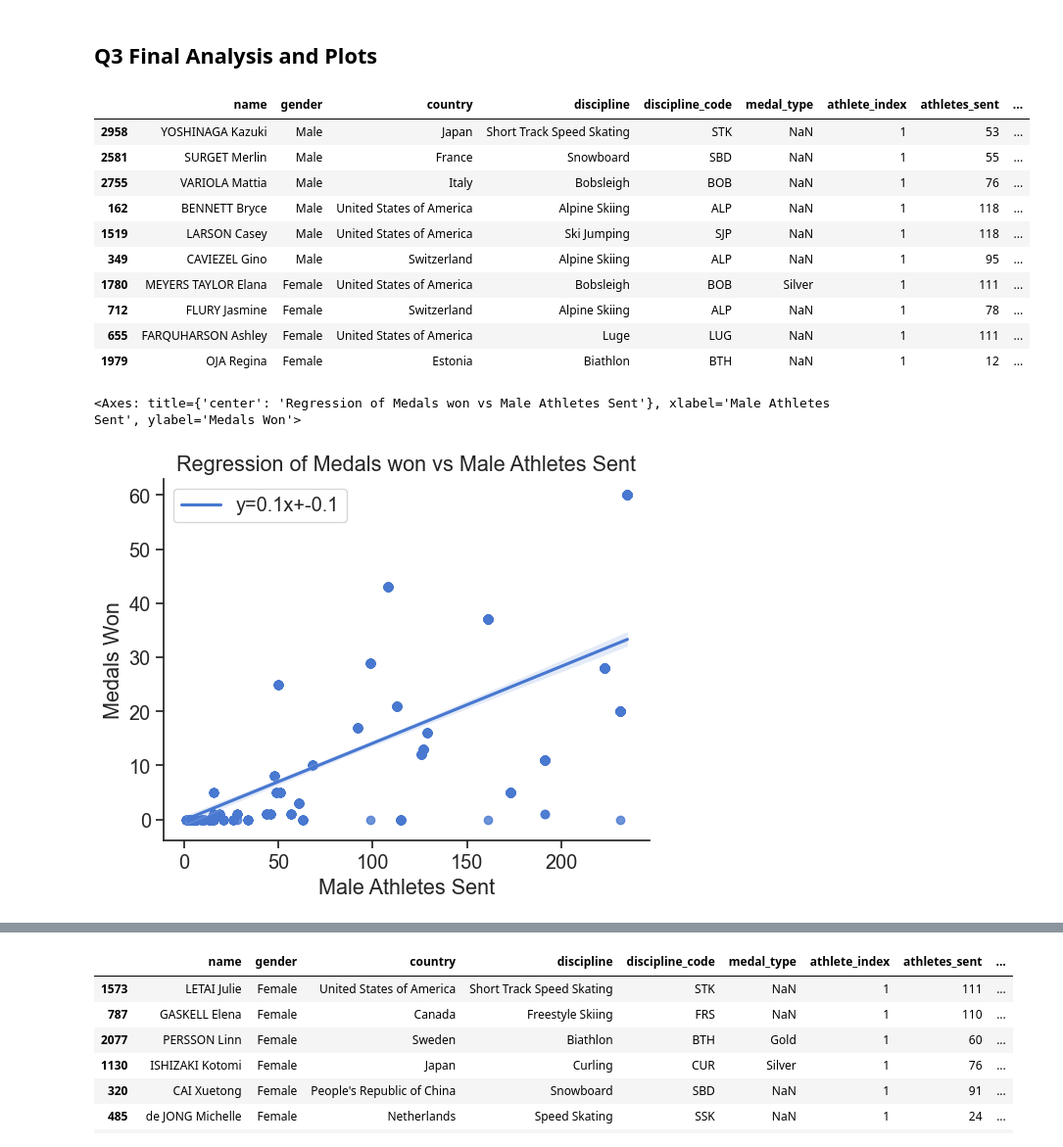
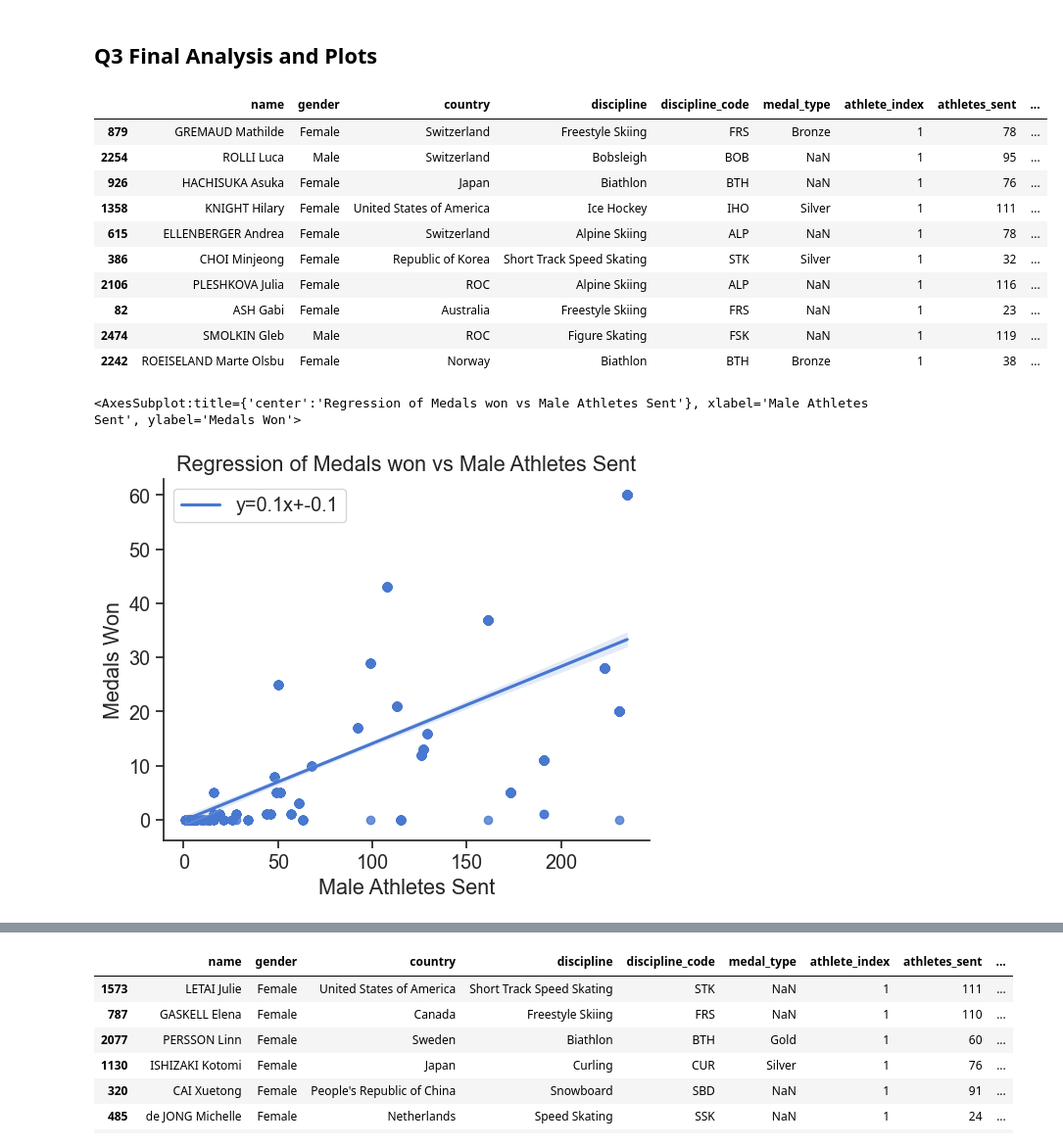
Before and after one commit to ubco-W2022T2-data301/project-group-group17, a Jupyter notebook: analysis/notebooks/analysis_conan.ipynb, the cells around one changed output, grey strips where cells are left out. Shown at 98% size. Drawn from its saved outputs; the diff is of its cells as text; code cells hidden in the pictures.

```diff
--- a/analysis/notebooks/analysis_conan.ipynb
+++ b/analysis/notebooks/analysis_conan.ipynb
@@ -455,40 +452,40 @@ plot
 # %%
 # more data wrangling
 
 df1 = df_2022athlete.drop(['short_name', 'birth_date', 'birth_place', 'birth_country', 'country_code', 'residence_place', 'residence_country', 'height_m/ft', 'url'], axis= "columns")
 #df1
 
 df2 = df_2022medals
 df2 = (df2[['medal_type', 'athlete_name', 'country', 'discipline']]
        .rename(columns={'athlete_name' : 'name'}))
 #df2
 
 df_merged = (df1.merge(df2, how='outer', on='name')
              .drop(['country_y', 'discipline_y'], axis='columns')
              .rename(columns={'country_x' : 'country',
                               'discipline_x' : 'discipline'}))
 
 df = df_merged
 
 df['athlete_index'] = 1
-df['athletes_sent'] = (df.groupby(['country', 'gender'], as_index=False)['athlete_index'].transform('count'))
-df['athletes_total'] = (df.groupby(['country'], as_index=False)['athlete_index'].transform('count'))
+df['athletes_sent'] = (df.groupby(['country', 'gender'])['athlete_index'].transform('count'))
+df['athletes_total'] = (df.groupby(['country'])['athlete_index'].transform('count'))
 df['athlete_%'] = ((df['athletes_sent']/df['athletes_total'])*100)
-df['medal_count'] = (df.groupby(['country', 'gender'], as_index=False)['medal_type'].transform('count'))
+df['medal_count'] = (df.groupby(['country', 'gender'])['medal_type'].transform('count'))
 df = df.replace(['M','F'],['Male', 'Female'])
 df.sample(10)
 # %% [output]
 |  | name | gender | country | discipline | discipline_code | medal_type | athlete_index | athletes_sent | ... |
-| 2958 | YOSHINAGA Kazuki | Male | Japan | Short Track Speed Skating | STK | NaN | 1 | 53 | ... |
-| 2581 | SURGET Merlin | Male | France | Snowboard | SBD | NaN | 1 | 55 | ... |
-| 2755 | VARIOLA Mattia | Male | Italy | Bobsleigh | BOB | NaN | 1 | 76 | ... |
-| 162 | BENNETT Bryce | Male | United States of America | Alpine Skiing | ALP | NaN | 1 | 118 | ... |
-| 1519 | LARSON Casey | Male | United States of America | Ski Jumping | SJP | NaN | 1 | 118 | ... |
-| 349 | CAVIEZEL Gino | Male | Switzerland | Alpine Skiing | ALP | NaN | 1 | 95 | ... |
-| 1780 | MEYERS TAYLOR Elana | Female | United States of America | Bobsleigh | BOB | Silver | 1 | 111 | ... |
-| 712 | FLURY Jasmine | Female | Switzerland | Alpine Skiing | ALP | NaN | 1 | 78 | ... |
-| 655 | FARQUHARSON Ashley | Female | United States of America | Luge | LUG | NaN | 1 | 111 | ... |
-| 1979 | OJA Regina | Female | Estonia | Biathlon | BTH | NaN | 1 | 12 | ... |
+| 879 | GREMAUD Mathilde | Female | Switzerland | Freestyle Skiing | FRS | Bronze | 1 | 78 | ... |
+| 2254 | ROLLI Luca | Male | Switzerland | Bobsleigh | BOB | NaN | 1 | 95 | ... |
+| 926 | HACHISUKA Asuka | Female | Japan | Biathlon | BTH | NaN | 1 | 76 | ... |
+| 1358 | KNIGHT Hilary | Female | United States of America | Ice Hockey | IHO | Silver | 1 | 111 | ... |
+| 615 | ELLENBERGER Andrea | Female | Switzerland | Alpine Skiing | ALP | NaN | 1 | 78 | ... |
+| 386 | CHOI Minjeong | Female | Republic of Korea | Short Track Speed Skating | STK | Silver | 1 | 32 | ... |
+| 2106 | PLESHKOVA Julia | Female | ROC | Alpine Skiing | ALP | NaN | 1 | 116 | ... |
+| 82 | ASH Gabi | Female | Australia | Freestyle Skiing | FRS | NaN | 1 | 23 | ... |
+| 2474 | SMOLKIN Gleb | Male | ROC | Figure Skating | FSK | NaN | 1 | 119 | ... |
+| 2242 | ROEISELAND Marte Olsbu | Female | Norway | Biathlon | BTH | Bronze | 1 | 38 | ... |
 # %%
 #spliting dataframes to male and female for stats
 
@@ -509,7 +506,7 @@ plot.set(ylabel ="Medals Won", xlabel ="Male Athletes Sent", title = "Regression
 
 plot
 # %% [output]
-<Axes: title={'center': 'Regression of Medals won vs Male Athletes Sent'}, xlabel='Male Athletes Sent', ylabel='Medals Won'>
+<AxesSubplot:title={'center':'Regression of Medals won vs Male Athletes Sent'}, xlabel='Male Athletes Sent', ylabel='Medals Won'>
 [figure]
 # %%
 # female linear regressoin
```
Also changed, not shown: parts of 16 cells of this notebook, 1 other file.
